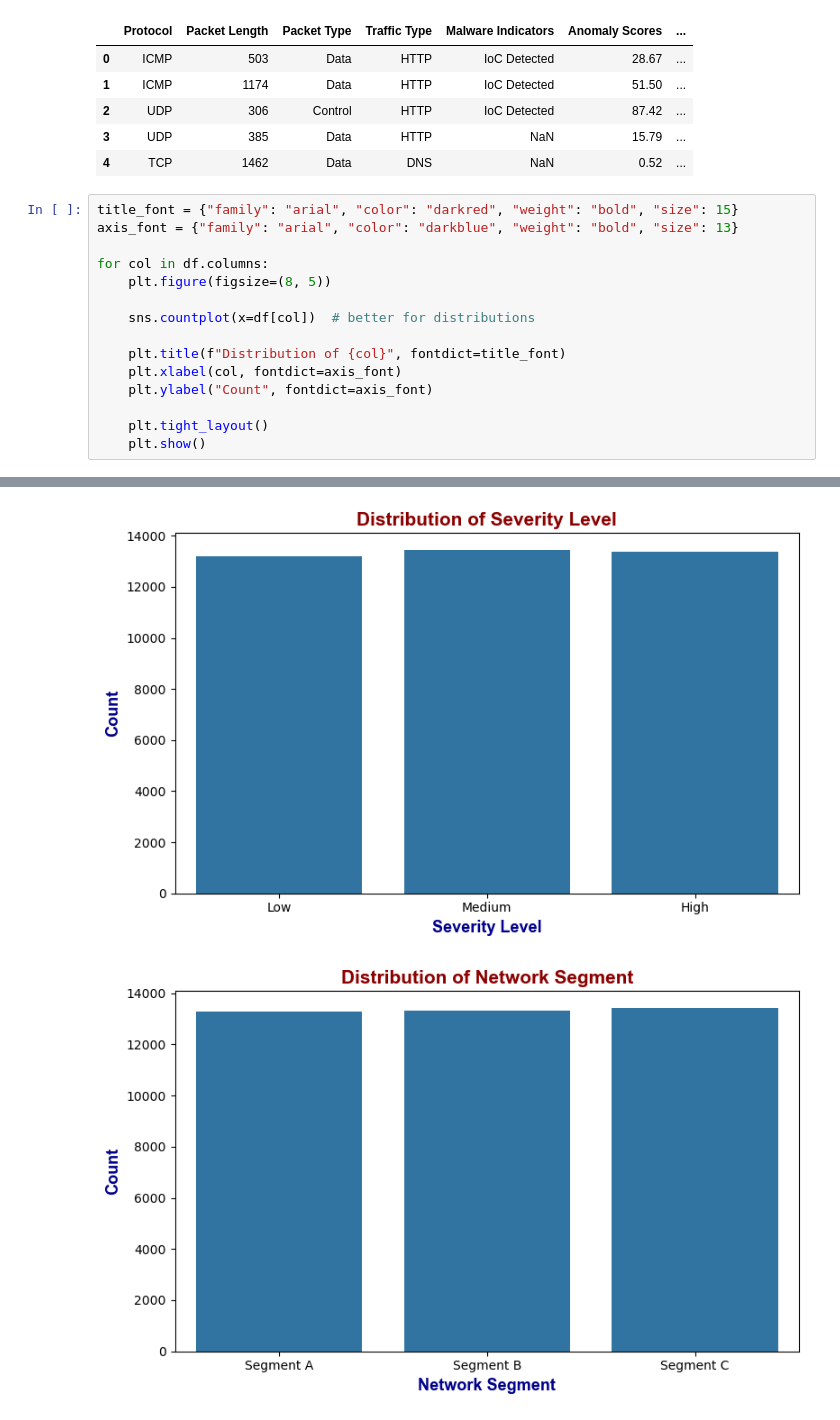
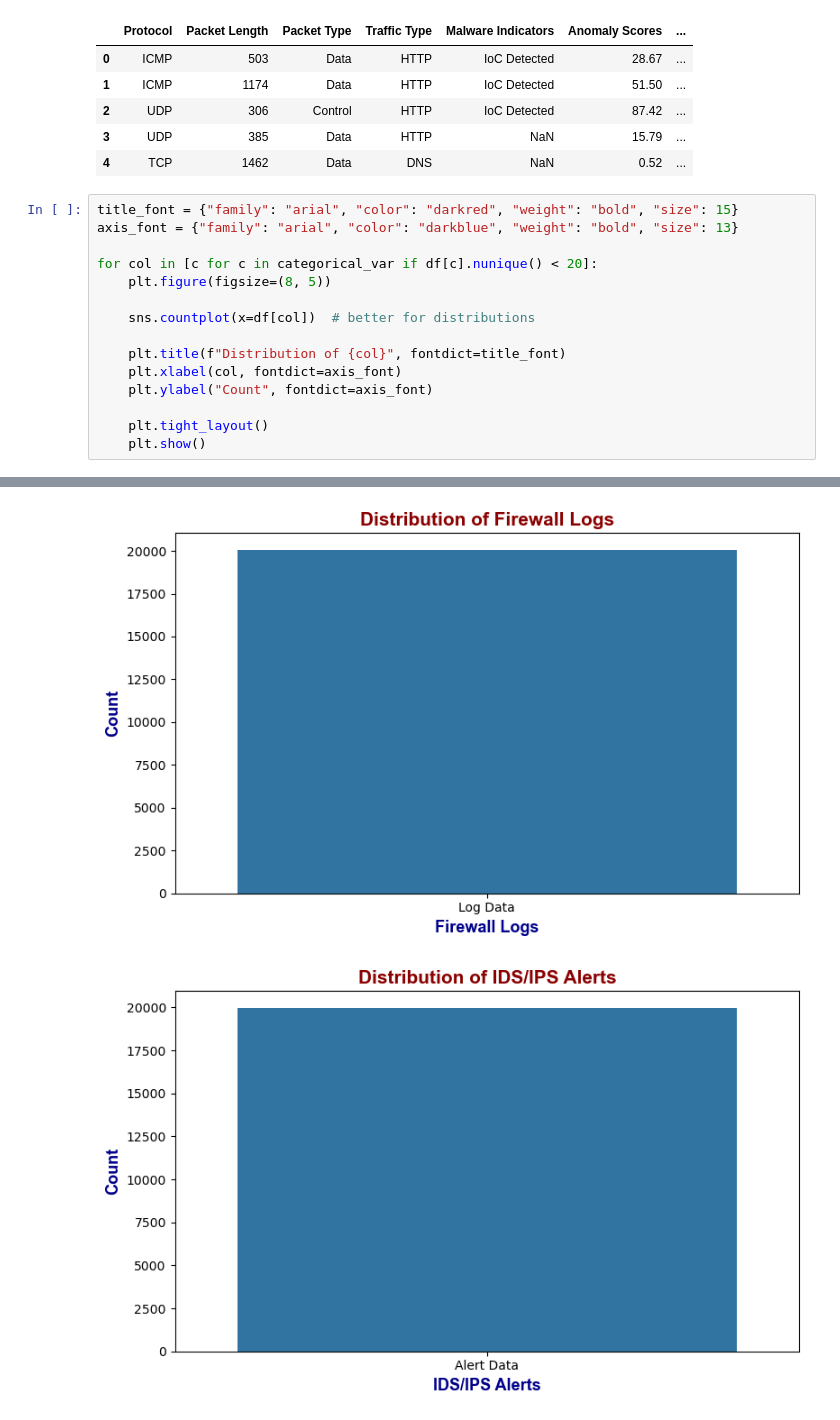
Before and after one commit to quangminh206lnh-collab/Network-attack-type-prediction-, a Jupyter notebook: notebooks/cybersecurity_analysis.ipynb, the cells around one changed output, grey strips where cells are left out. Drawn from its saved outputs; the diff is of its cells as text.

```diff
--- a/notebooks/cybersecurity_analysis.ipynb
+++ b/notebooks/cybersecurity_analysis.ipynb
@@ -521,7 +498,7 @@ df.head()
 title_font = {"family": "arial", "color": "darkred", "weight": "bold", "size": 15}
 axis_font = {"family": "arial", "color": "darkblue", "weight": "bold", "size": 13}
 
-for col in df.columns:
+for col in [c for c in categorical_var if df[c].nunique() < 20]:
     plt.figure(figsize=(8, 5))
 
     sns.countplot(x=df[col])  # better for distributions
@@ -546,2 +523,2 @@ for col in df.columns:
-[figure, old version]
+[figure, new version]
-[figure, old version]
+[figure, new version]
```
Also changed, not shown: parts of 13 cells of this notebook.
